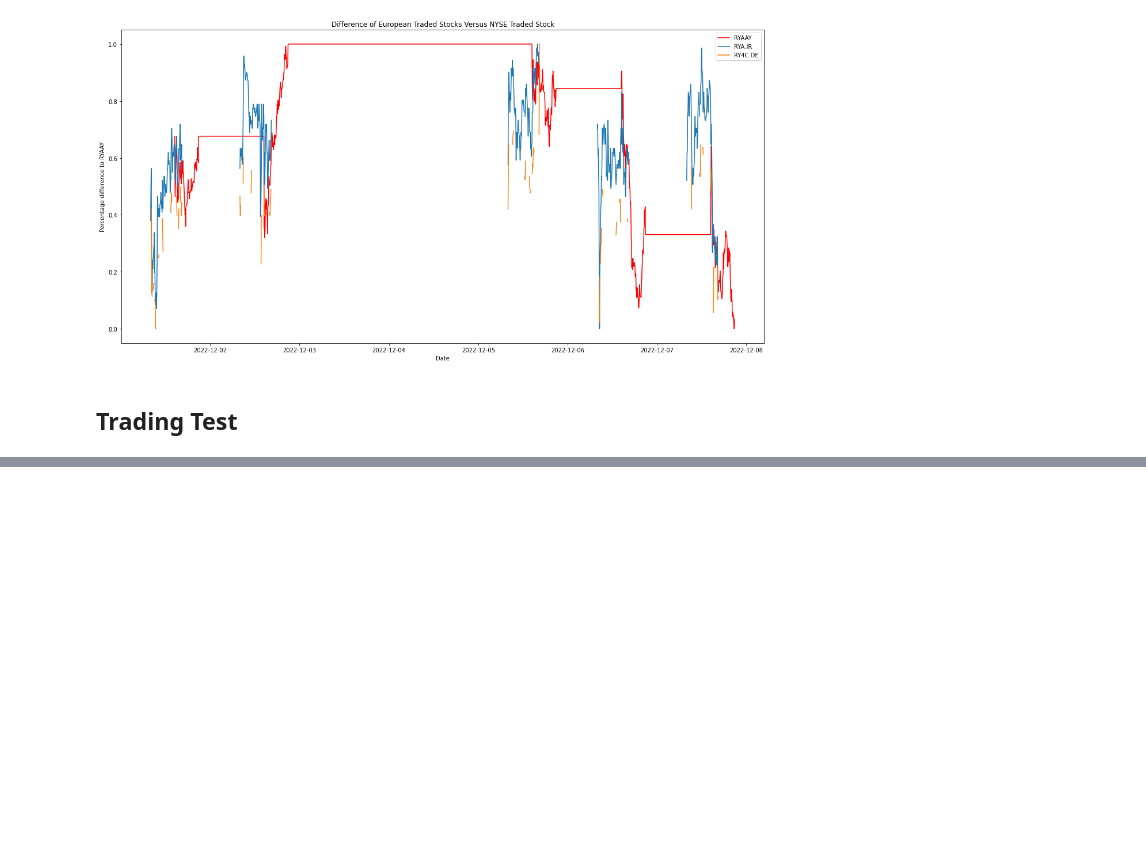
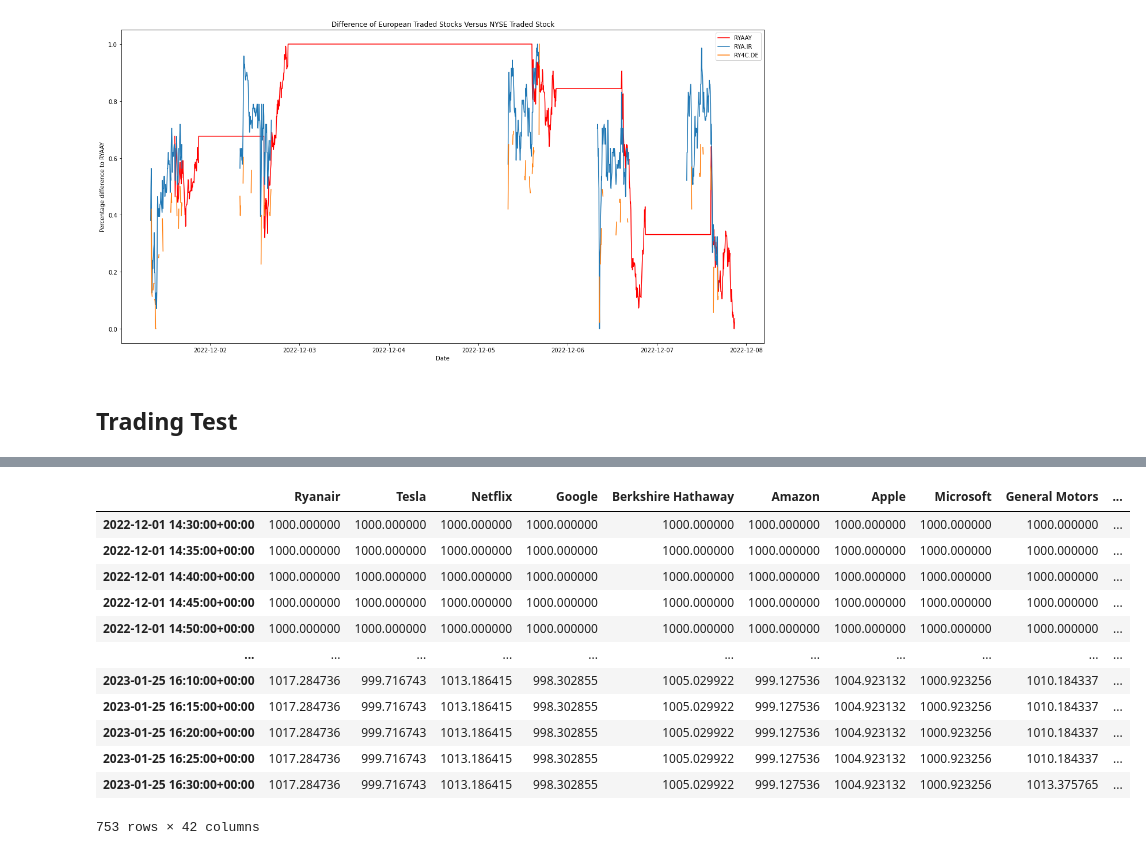
Before and after one commit to oliverweissl/DataWrangling-Project, a Jupyter notebook: intra_day_arbitrage.ipynb, the cells around one changed output, grey strips where cells are left out. Drawn from its saved outputs; the diff is of its cells as text; code cells hidden in the pictures; blank space fills up the shorter version.

```diff
--- a/intra_day_arbitrage.ipynb
+++ b/intra_day_arbitrage.ipynb
@@ -147,0 +403,16 @@ NameError: name 'plt' is not defined
+# %%
+display(bal_agg_df)
+# %% [output]
+|  | Ryanair | Tesla | Netflix | Google | Berkshire Hathaway | Amazon | Apple | Microsoft | General Motors | ... |
+| 2022-12-01 14:30:00+00:00 | 1000.000000 | 1000.000000 | 1000.000000 | 1000.000000 | 1000.000000 | 1000.000000 | 1000.000000 | 1000.000000 | 1000.000000 | ... |
+| 2022-12-01 14:35:00+00:00 | 1000.000000 | 1000.000000 | 1000.000000 | 1000.000000 | 1000.000000 | 1000.000000 | 1000.000000 | 1000.000000 | 1000.000000 | ... |
+| 2022-12-01 14:40:00+00:00 | 1000.000000 | 1000.000000 | 1000.000000 | 1000.000000 | 1000.000000 | 1000.000000 | 1000.000000 | 1000.000000 | 1000.000000 | ... |
+| 2022-12-01 14:45:00+00:00 | 1000.000000 | 1000.000000 | 1000.000000 | 1000.000000 | 1000.000000 | 1000.000000 | 1000.000000 | 1000.000000 | 1000.000000 | ... |
+| 2022-12-01 14:50:00+00:00 | 1000.000000 | 1000.000000 | 1000.000000 | 1000.000000 | 1000.000000 | 1000.000000 | 1000.000000 | 1000.000000 | 1000.000000 | ... |
+| ... | ... | ... | ... | ... | ... | ... | ... | ... | ... | ... |
+| 2023-01-25 16:10:00+00:00 | 1017.284736 | 999.716743 | 1013.186415 | 998.302855 | 1005.029922 | 999.127536 | 1004.923132 | 1000.923256 | 1010.184337 | ... |
+| 2023-01-25 16:15:00+00:00 | 1017.284736 | 999.716743 | 1013.186415 | 998.302855 | 1005.029922 | 999.127536 | 1004.923132 | 1000.923256 | 1010.184337 | ... |
+| 2023-01-25 16:20:00+00:00 | 1017.284736 | 999.716743 | 1013.186415 | 998.302855 | 1005.029922 | 999.127536 | 1004.923132 | 1000.923256 | 1010.184337 | ... |
+| 2023-01-25 16:25:00+00:00 | 1017.284736 | 999.716743 | 1013.186415 | 998.302855 | 1005.029922 | 999.127536 | 1004.923132 | 1000.923256 | 1010.184337 | ... |
+| 2023-01-25 16:30:00+00:00 | 1017.284736 | 999.716743 | 1013.186415 | 998.302855 | 1005.029922 | 999.127536 | 1004.923132 | 1000.923256 | 1013.375765 | ... |
+753 rows × 42 columns
```
Also changed, not shown: parts of 24 cells of this notebook.
